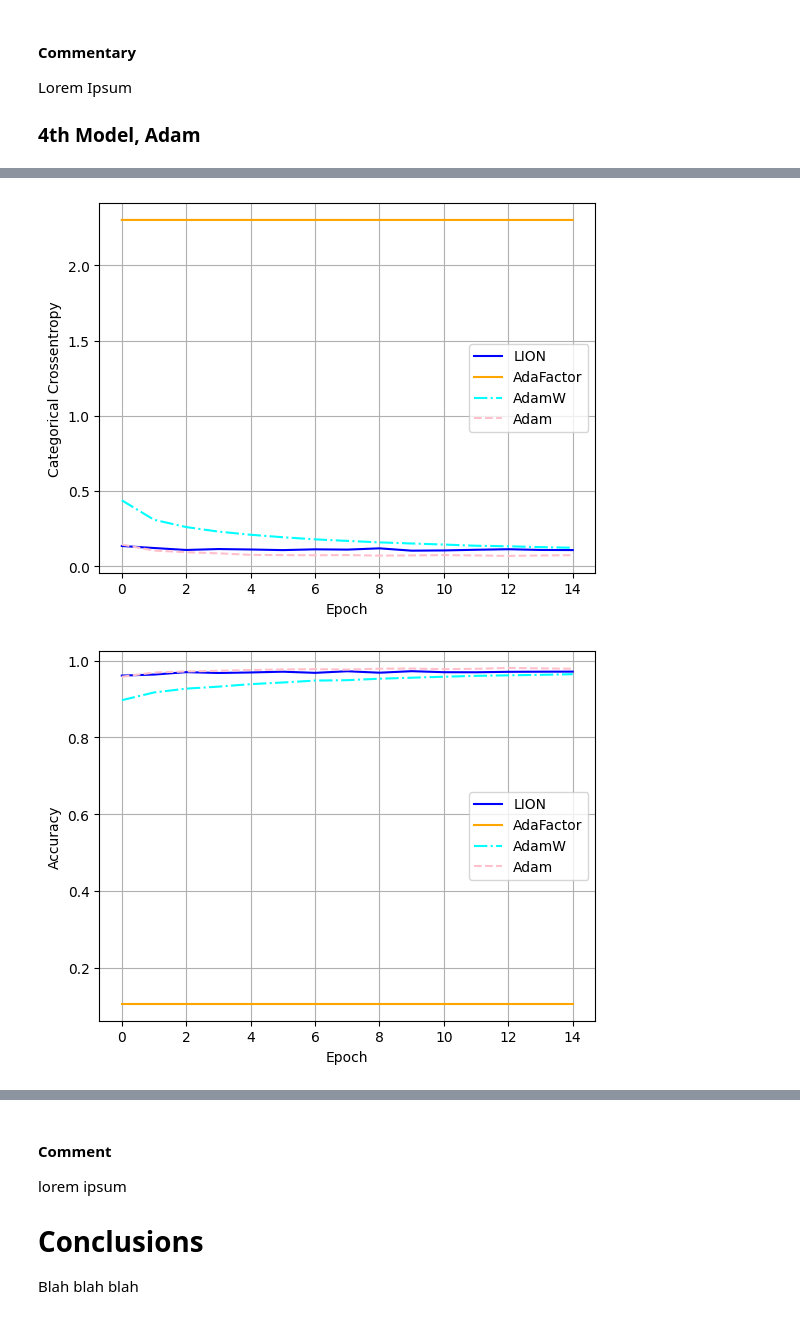
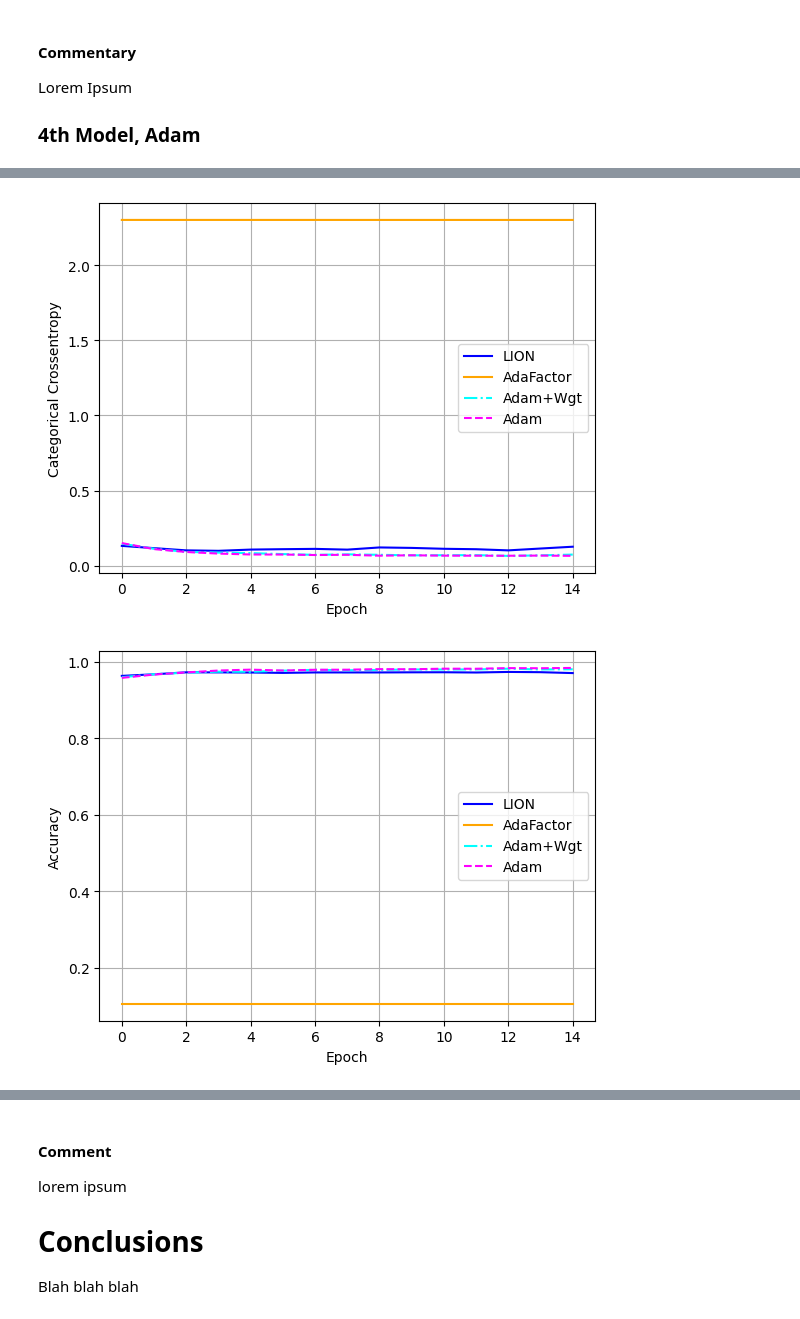
Before and after one commit to chakryaros/IDC6146, a Jupyter notebook: Optimizer_Example_ANN_NEW.ipynb, the cells around one changed output, grey strips where cells are left out. Drawn from its saved outputs; the diff is of its cells as text; code cells hidden in the pictures.

Commit message:
Color schemes remove defaults

```diff
--- a/Optimizer_Example_ANN_NEW.ipynb
+++ b/Optimizer_Example_ANN_NEW.ipynb
@@ -598,6 +189,6 @@ Lorem Impsum
 ### Third Model, Adam + Weight Decay
 # %%
 %%time
-h2=model_build(opt012,num_classes,input_shape,batch_size,num_epochs,x_train,y_train,x_test,y_test)
+h2=model_build('adamw',num_classes,input_shape,batch_size,num_epochs,x_train,y_train,x_test,y_test)
 # %% [output]
 Epoch 1/15
@@ -666,24 +258,24 @@ Test accuracy: 0.9793000221252441
 # %%
 plt.plot(h0.history['val_loss'],color='blue',linestyle='solid')
 plt.plot(h1.history['val_loss'],color='orange',linestyle='solid')
 plt.plot(h2.history['val_loss'],color='cyan',linestyle='dashdot')
-plt.plot(h3.history['val_loss'],color='pink',linestyle='dashed')
+plt.plot(h3.history['val_loss'],color='magenta',linestyle='dashed')
 plt.ylabel('Categorical Crossentropy')
 plt.xlabel('Epoch')
-plt.legend(['LION','AdaFactor','AdamW','Adam'])
+plt.legend(['LION','AdaFactor','Adam+Wgt','Adam'])
 plt.grid()
 plt.show()
 # %% [output]
-[figure, old version]
+[figure, new version]
 # %%
-plt.plot(h0.history['val_accuracy'], color='b',linestyle='solid')
+plt.plot(h0.history['val_accuracy'], color='blue',linestyle='solid')
 plt.plot(h1.history['val_accuracy'], color='orange',linestyle='solid')
 plt.plot(h2.history['val_accuracy'], color='cyan',linestyle='dashdot')
-plt.plot(h3.history['val_accuracy'], color='pink',linestyle='dashed')
+plt.plot(h3.history['val_accuracy'], color='magenta',linestyle='dashed')
 plt.ylabel('Accuracy')
 plt.xlabel('Epoch')
-plt.legend(['LION','AdaFactor','AdamW','Adam'])
+plt.legend(['LION','AdaFactor','Adam+Wgt','Adam'])
 plt.grid()
 plt.show()
 # %% [output]
-[figure, old version]
+[figure, new version]
```
Also changed, not shown: parts of 43 cells of this notebook, 10 other files.
